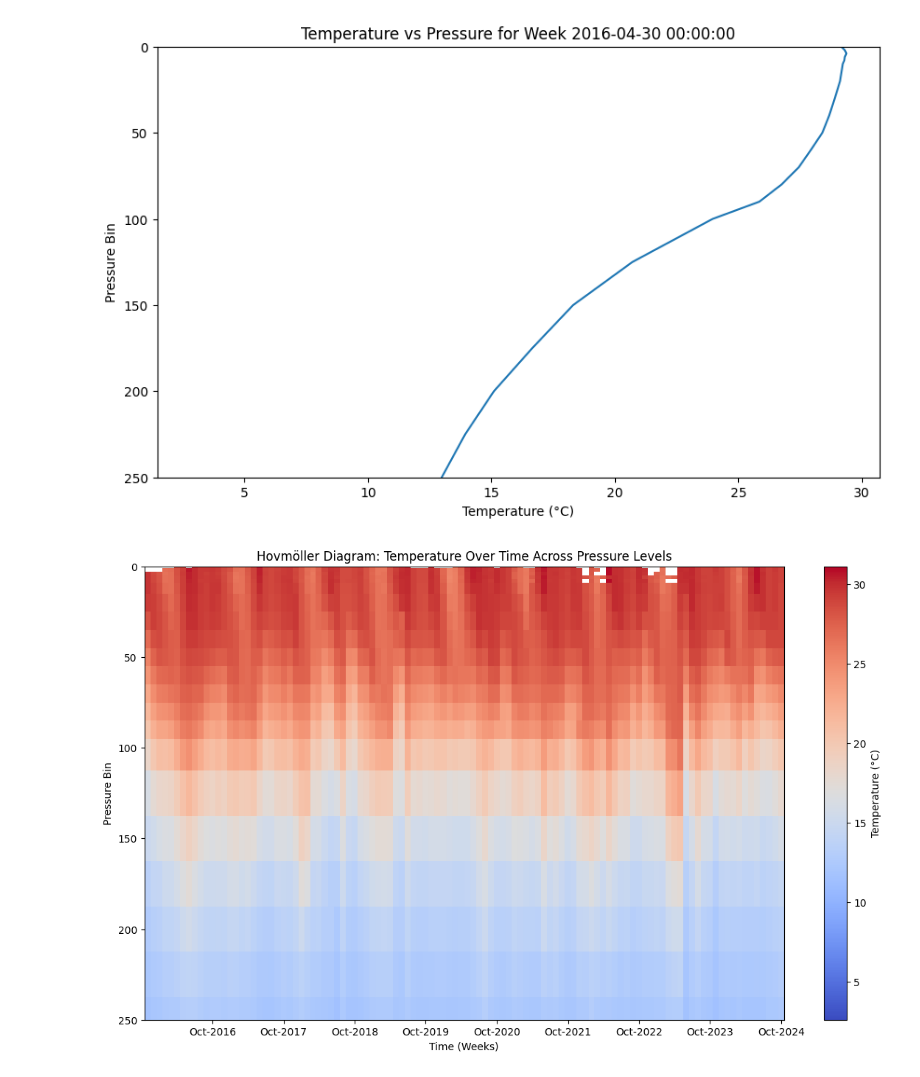
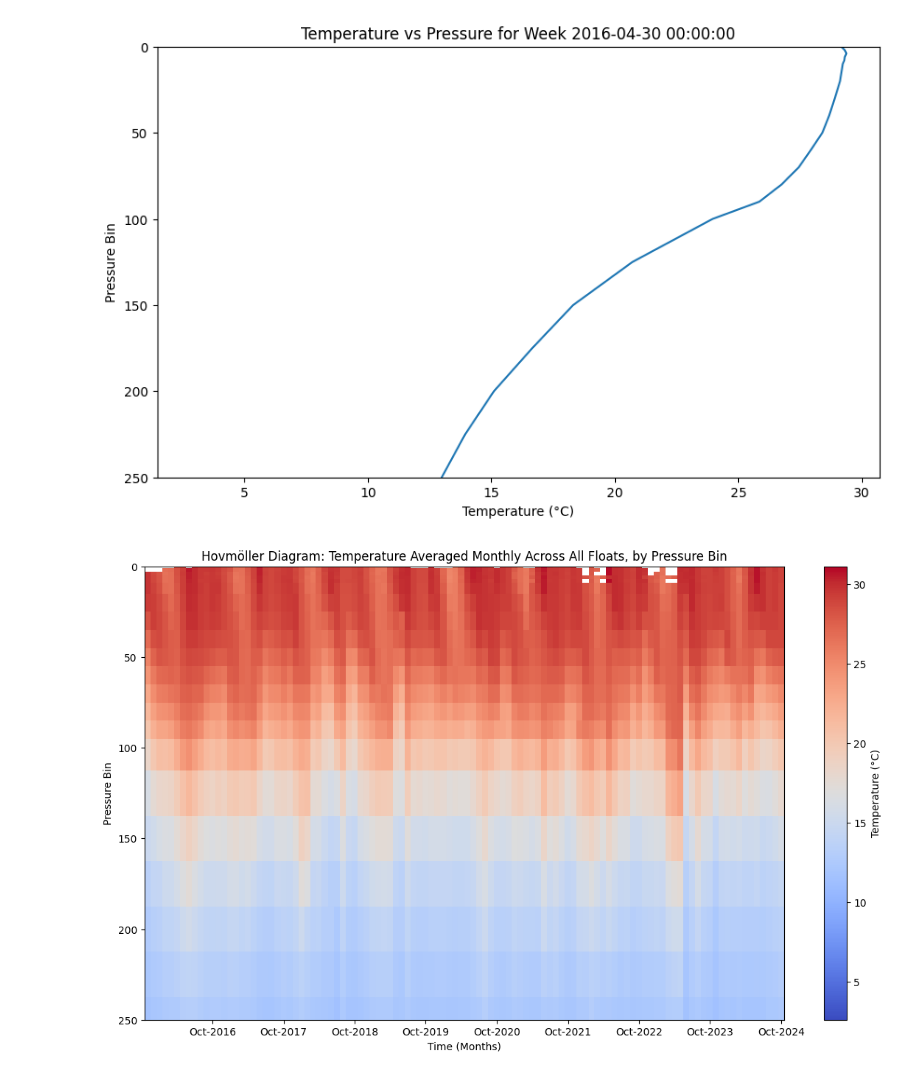
Before and after one commit to gabegekas/sioc210_data_project, a Jupyter notebook: scripts/test_lucie.ipynb, the cells around one changed output. Drawn from its saved outputs; the diff is of its cells as text; code cells hidden in the pictures.

```diff
--- a/scripts/test_lucie.ipynb
+++ b/scripts/test_lucie.ipynb
@@ -57,7 +57,9 @@ Name: count, dtype: int64
 # Create pressure bins from 0 to max pressure
 max_pressure = data['PRES'].max()
 print('Max pressure over the selected period is '+str(max_pressure)+' dbar')
-pressure_bins = np.concatenate((np.arange(0, 10, 2),np.arange(10, 100 , 10), np.arange(100, max_pressure + 25, 25)))
+pressure_bins = np.concatenate((np.arange(0, 10, 2),
+                                np.arange(10, 100 , 10),
+                                np.arange(100, max_pressure + 25, 25)))
 data['PRES_BIN'] = pd.cut(data['PRES'], bins=pressure_bins, labels=pressure_bins[:-1])
 # %% [output]
 Max pressure over the selected period is 2000.0 dbar
@@ -116,27 +118,27 @@ plt.show()
 # %%
 # Plot hovmoller diagram of weekly averaged temperature over the pressure bins
 # Pivot the data to have TIME on the columns and PRES_BIN on the rows
 hovmoller_data = resampled_data.pivot(index='PRES_BIN', columns='TIME', values='avg_temp')
 
 hovmoller_data.columns = pd.to_datetime(hovmoller_data.columns)
 
 # Plot the Hovmöller diagram with plt.pcolormesh
 plt.figure(figsize=(14, 8))
 plt.pcolormesh(hovmoller_data.columns, hovmoller_data.index, hovmoller_data.values, shading='auto', cmap='coolwarm')
 
 # Customizing the plot
 plt.colorbar(label='Temperature (°C)')
 plt.gca().invert_yaxis()  # Invert y-axis to have surface at the top
-plt.xlabel('Time (Weeks)')
+plt.xlabel('Time (Months)')
 plt.ylabel('Pressure Bin')
-plt.title('Hovmöller Diagram: Temperature Over Time Across Pressure Levels')
+plt.title('Hovmöller Diagram: Temperature Averaged Monthly Across All Floats, by Pressure Bin')
 
 # Format x-axis ticks to show only month-year
 plt.gca().xaxis.set_major_locator(mdates.MonthLocator(interval=12))  # Show every month
 plt.gca().xaxis.set_major_formatter(mdates.DateFormatter('%b-%Y'))  # Format as 'Mon-Year'
 plt.ylim(250,0)
 
 # Display the plot
 plt.show()
 # %% [output]
-[figure, old version]
+[figure, new version]
```
Also changed, not shown: parts of 1 cell of this notebook.
